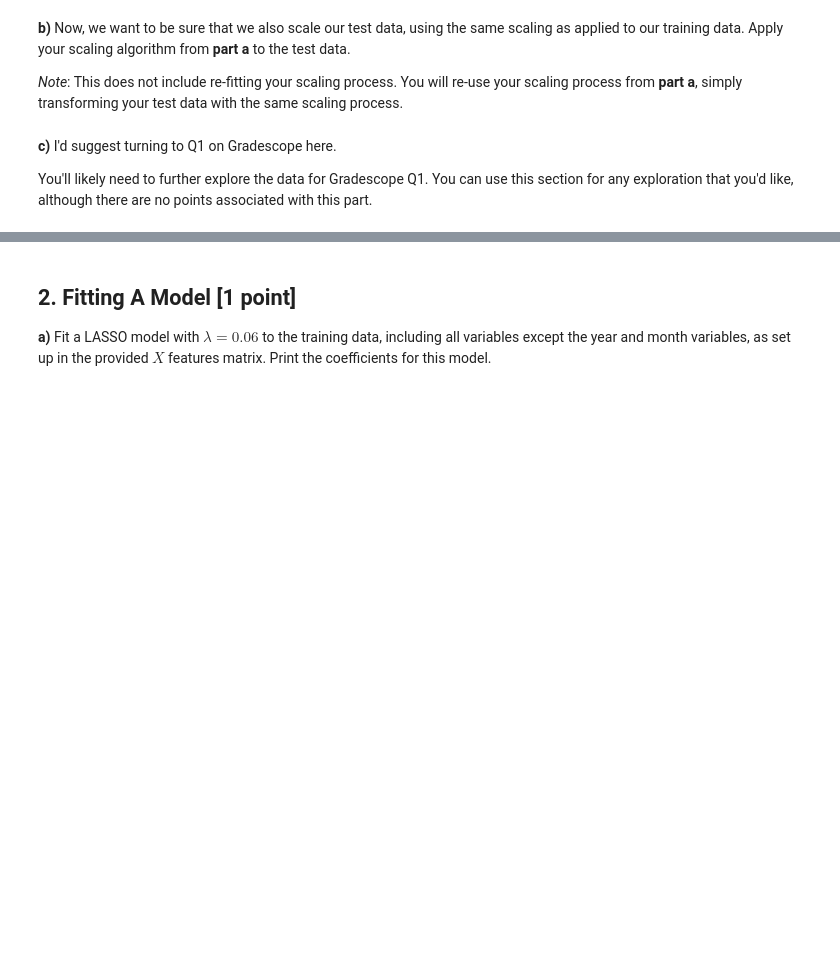
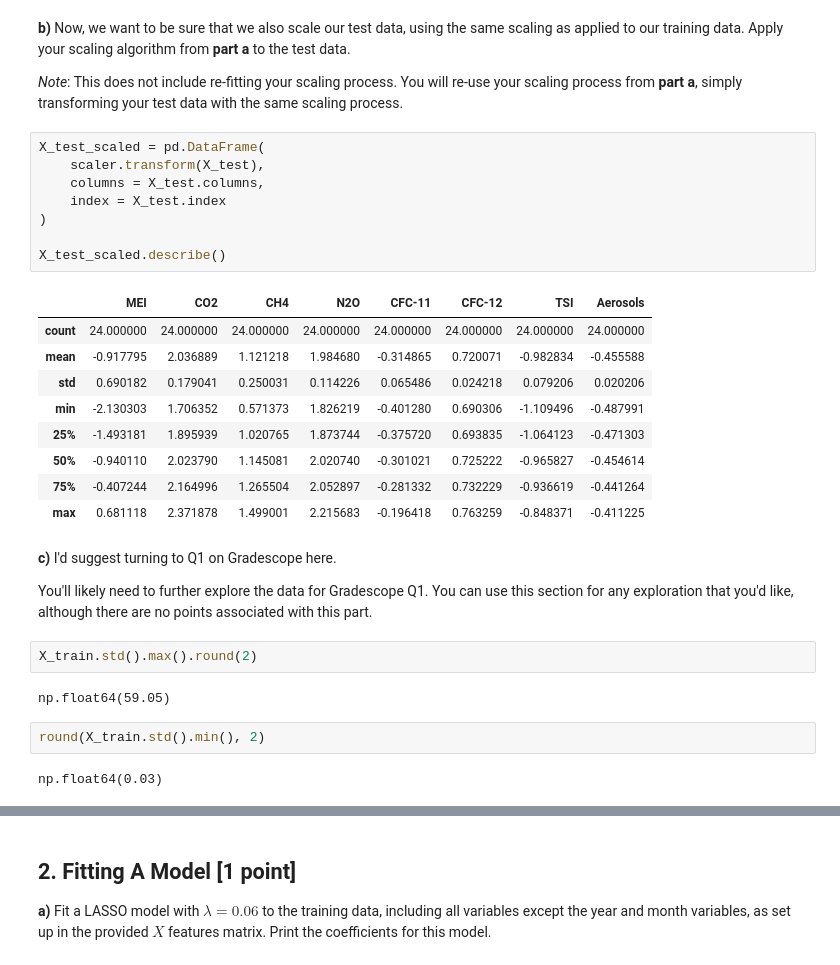
Before and after one commit to AhmedKhan04/Stat207_clone, a Jupyter notebook: homework_11/homework_11.ipynb, the cells around one changed output, grey strips where cells are left out. Saved outputs shown, nothing was run; the diff lists cells and outputs as text; blank space fills up the shorter version.

```diff
--- a/homework_11/homework_11.ipynb
+++ b/homework_11/homework_11.ipynb
@@ -62,7 +83,33 @@ As defined in our X_train and X_test above, our response variable for this assig
 **b)** Now, we want to be sure that we also scale our test data, using the same scaling as applied to our training data.  Apply your scaling algorithm from **part a** to the test data.
 
 *Note*: This does not include re-fitting your scaling process.  You will re-use your scaling process from **part a**, simply transforming your test data with the same scaling process.
+# %%
+X_test_scaled = pd.DataFrame(
+    scaler.transform(X_test),
+    columns = X_test.columns,
+    index = X_test.index
+)
+
+X_test_scaled.describe()
+# %% [output]
+|  | MEI | CO2 | CH4 | N2O | CFC-11 | CFC-12 | TSI | Aerosols |
+| count | 24.000000 | 24.000000 | 24.000000 | 24.000000 | 24.000000 | 24.000000 | 24.000000 | 24.000000 |
+| mean | -0.917795 | 2.036889 | 1.121218 | 1.984680 | -0.314865 | 0.720071 | -0.982834 | -0.455588 |
+| std | 0.690182 | 0.179041 | 0.250031 | 0.114226 | 0.065486 | 0.024218 | 0.079206 | 0.020206 |
+| min | -2.130303 | 1.706352 | 0.571373 | 1.826219 | -0.401280 | 0.690306 | -1.109496 | -0.487991 |
+| 25% | -1.493181 | 1.895939 | 1.020765 | 1.873744 | -0.375720 | 0.693835 | -1.064123 | -0.471303 |
+| 50% | -0.940110 | 2.023790 | 1.145081 | 2.020740 | -0.301021 | 0.725222 | -0.965827 | -0.454614 |
+| 75% | -0.407244 | 2.164996 | 1.265504 | 2.052897 | -0.281332 | 0.732229 | -0.936619 | -0.441264 |
+| max | 0.681118 | 2.371878 | 1.499001 | 2.215683 | -0.196418 | 0.763259 | -0.848371 | -0.411225 |
 # %% [markdown]
 **c)** I'd suggest turning to Q1 on Gradescope here.
 
 You'll likely need to further explore the data for Gradescope Q1.  You can use this section for any exploration that you'd like, although there are no points associated with this part.
+# %%
+X_train.std().max().round(2)
+# %% [output]
+np.float64(59.05)
+# %%
+round(X_train.std().min(), 2)
+# %% [output]
+np.float64(0.03)
```
Also changed, not shown: parts of 12 cells of this notebook.
